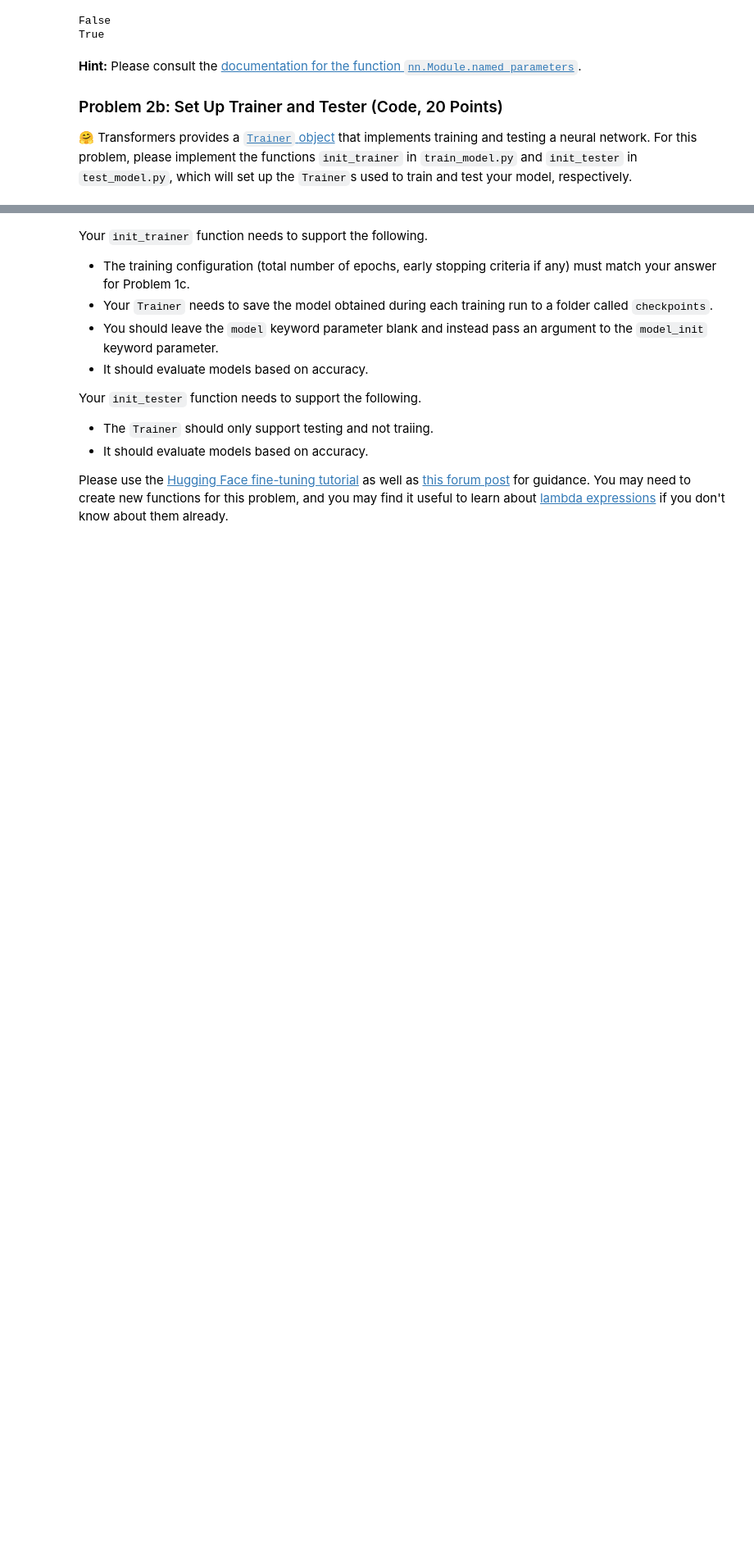
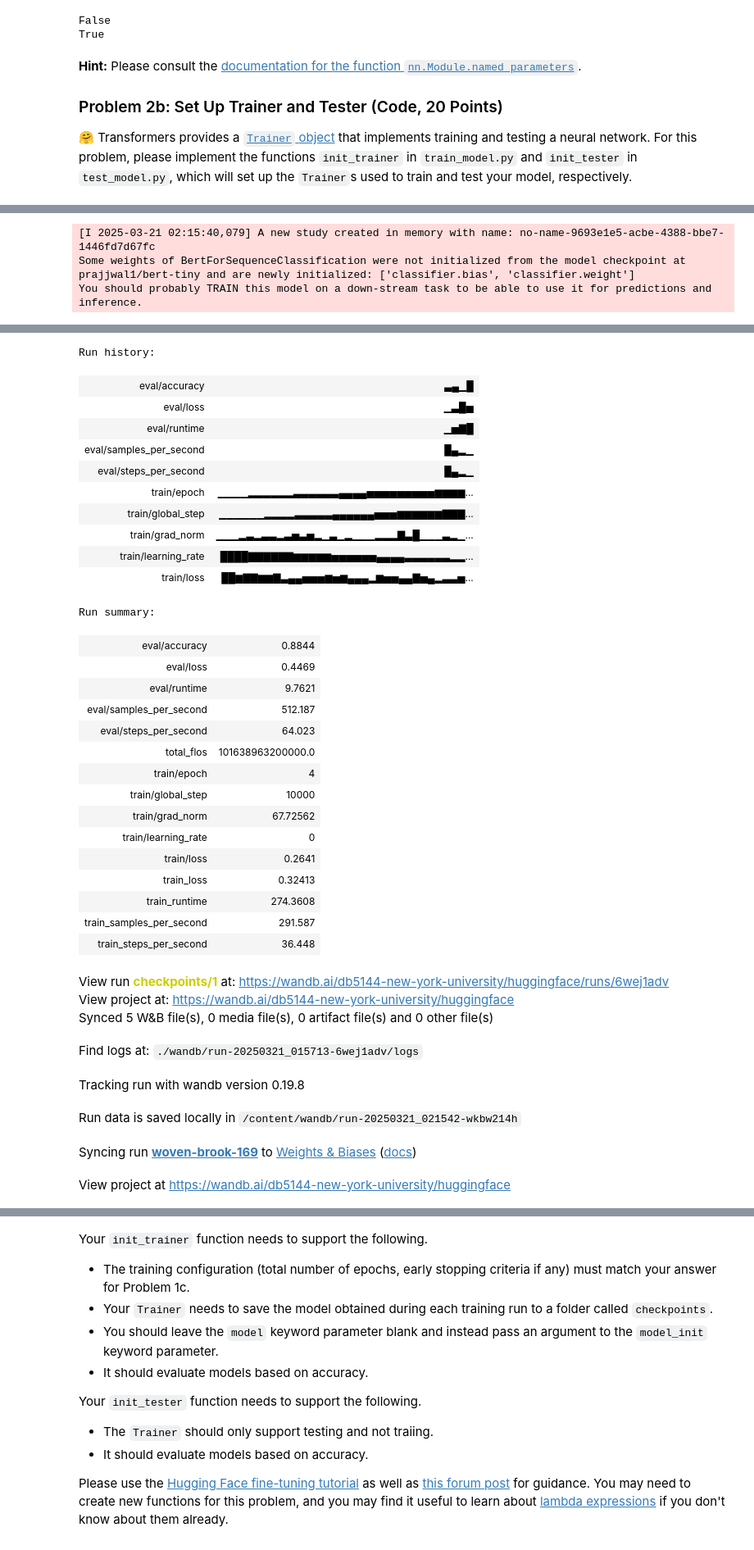
Before and after one commit to Deepali-BK/nlu_s25, a Jupyter notebook: hw2/hw2-pset.ipynb, the cells around one changed output, grey strips where cells are left out. Shown at 82% size. Cells and saved outputs as stored; diff of their text form; code cells hidden in the pictures; blank space fills up the shorter version.

```diff
--- a/hw2/hw2-pset.ipynb
+++ b/hw2/hw2-pset.ipynb
@@ -319,0 +265,8 @@ with open("train_results_without_bitfit.p", "wb") as f:
+# %%
+best_trial_without_bitfit = trainer.hyperparameter_search()
+
+    # Save best hyperparameters
+# %% [output]
+[I 2025-03-21 02:15:40,079] A new study created in memory with name: no-name-9693e1e5-acbe-4388-bbe7-1446fd7d67fc
+Some weights of BertForSequenceClassification were not initialized from the model checkpoint at prajjwal1/bert-tiny and are newly initialized: ['classifier.bias', 'classifier.weight']
+You should probably TRAIN this model on a down-stream task to be able to use it for predictions and inference.
@@ -319,0 +274,35 @@ with open("train_results_without_bitfit.p", "wb") as f:
+Run history:
+| eval/accuracy | ▃▄▁█ |
+| eval/loss | ▁▃█▅ |
+| eval/runtime | ▁▅▇█ |
+| eval/samples_per_second | █▄▂▁ |
+| eval/steps_per_second | █▄▂▁ |
+| train/epoch | ▁▁▁▁▂▂▂▂▂▂▃▃▃▃▃▃▄▄▄▄▅▅▅▅▅▅▅▅▅▆▆▆▆... |
+| train/global_step | ▁▁▁▁▁▁▂▂▂▂▃▃▃▃▃▄▄▄▄▄▄▅▅▅▆▆▆▆▆▆▇▇▇... |
+| train/grad_norm | ▁▁▁▂▃▂▃▃▂▃▅▃▅▂▁▃▁▂▁▁▁▂▂▂▇▃█▁▁▁▃▂▁... |
+| train/learning_rate | ████▇▇▇▇▇▇▆▆▆▆▆▅▅▅▅▅▅▄▄▄▄▃▃▃▃▃▃▂▂... |
+| train/loss | ██▆▇▇▆▆▇▃▄▄▅▅▅▆▅▆▄▄▄▂▆▅▅▄▄▇▅▄▂▃▃▅... |
+Run summary:
+| eval/accuracy | 0.8844 |
+| eval/loss | 0.4469 |
+| eval/runtime | 9.7621 |
+| eval/samples_per_second | 512.187 |
+| eval/steps_per_second | 64.023 |
+| total_flos | 101638963200000.0 |
+| train/epoch | 4 |
+| train/global_step | 10000 |
+| train/grad_norm | 67.72562 |
+| train/learning_rate | 0 |
+| train/loss | 0.2641 |
+| train_loss | 0.32413 |
+| train_runtime | 274.3608 |
+| train_samples_per_second | 291.587 |
+| train_steps_per_second | 36.448 |
+View run checkpoints/1 at: https://wandb.ai/db5144-new-york-university/huggingface/runs/6wej1adv
+View project at: https://wandb.ai/db5144-new-york-university/huggingface
+Synced 5 W&B file(s), 0 media file(s), 0 artifact file(s) and 0 other file(s)
+Find logs at: ./wandb/run-20250321_015713-6wej1adv/logs
+Tracking run with wandb version 0.19.8
+Run data is saved locally in /content/wandb/run-20250321_021542-wkbw214h
+Syncing run woven-brook-169 to Weights & Biases (docs)
+View project at https://wandb.ai/db5144-new-york-university/huggingface
```
Also changed, not shown: parts of 25 cells of this notebook.
